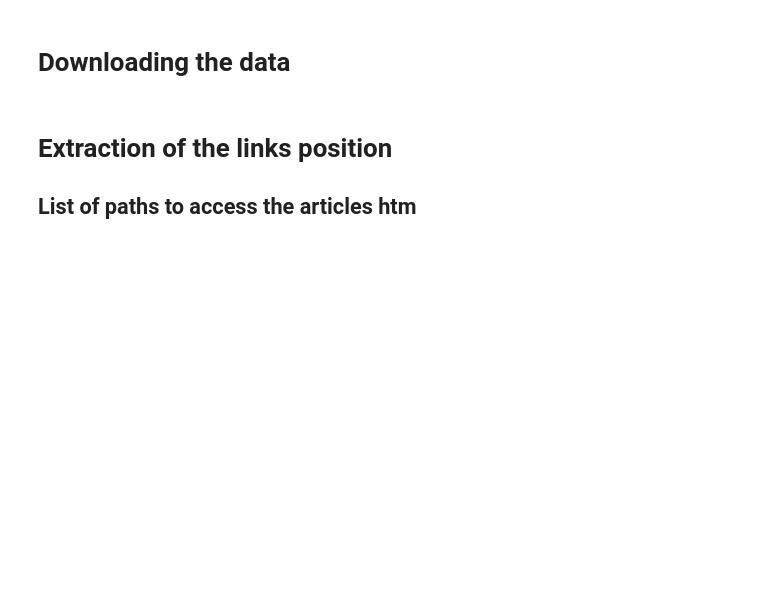
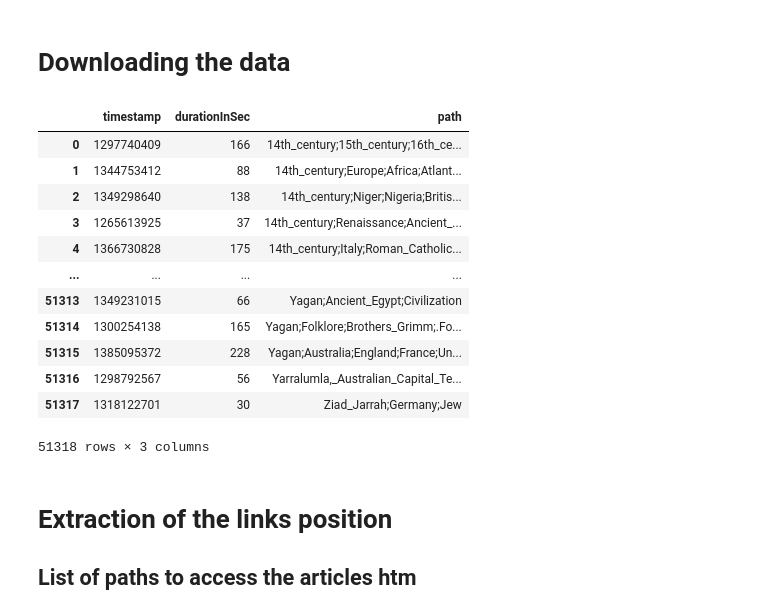
Before and after one commit to epfl-ada/ada-2023-project-ndlmada, a Jupyter notebook: Links_position.ipynb, the cells around one changed output. Saved outputs shown, nothing was run; the diff lists cells and outputs as text; code cells hidden in the pictures; blank space fills up the shorter version.

```diff
--- a/Links_position.ipynb
+++ b/Links_position.ipynb
@@ -15,6 +15,21 @@ Intel MKL WARNING: Support of Intel(R) Streaming SIMD Extensions 4.2 (Intel(R) S
 # Downloading the data
 # %%
 dfs = preprocessing()
+dfs['paths_finished']
+# %% [output]
+|  | timestamp | durationInSec | path |
+| 0 | 1297740409 | 166 | 14th_century;15th_century;16th_ce... |
+| 1 | 1344753412 | 88 | 14th_century;Europe;Africa;Atlant... |
+| 2 | 1349298640 | 138 | 14th_century;Niger;Nigeria;Britis... |
+| 3 | 1265613925 | 37 | 14th_century;Renaissance;Ancient_... |
+| 4 | 1366730828 | 175 | 14th_century;Italy;Roman_Catholic... |
+| ... | ... | ... | ... |
+| 51313 | 1349231015 | 66 | Yagan;Ancient_Egypt;Civilization |
+| 51314 | 1300254138 | 165 | Yagan;Folklore;Brothers_Grimm;.Fo... |
+| 51315 | 1385095372 | 228 | Yagan;Australia;England;France;Un... |
+| 51316 | 1298792567 | 56 | Yarralumla,_Australian_Capital_Te... |
+| 51317 | 1318122701 | 30 | Ziad_Jarrah;Germany;Jew |
+51318 rows × 3 columns
 # %% [markdown]
 # Extraction of the links position
 ## List of paths to access the articles htm
```
Also changed, not shown: parts of 2 cells of this notebook.
